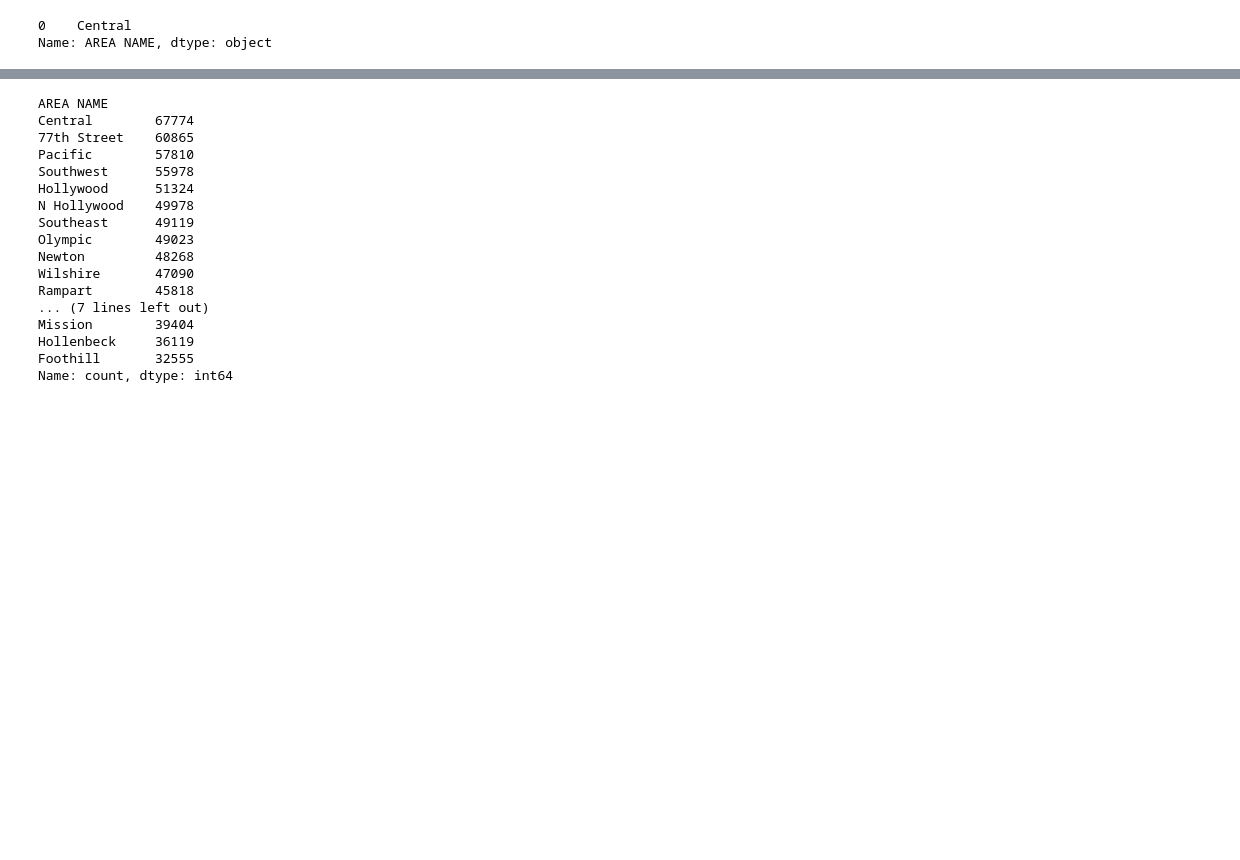
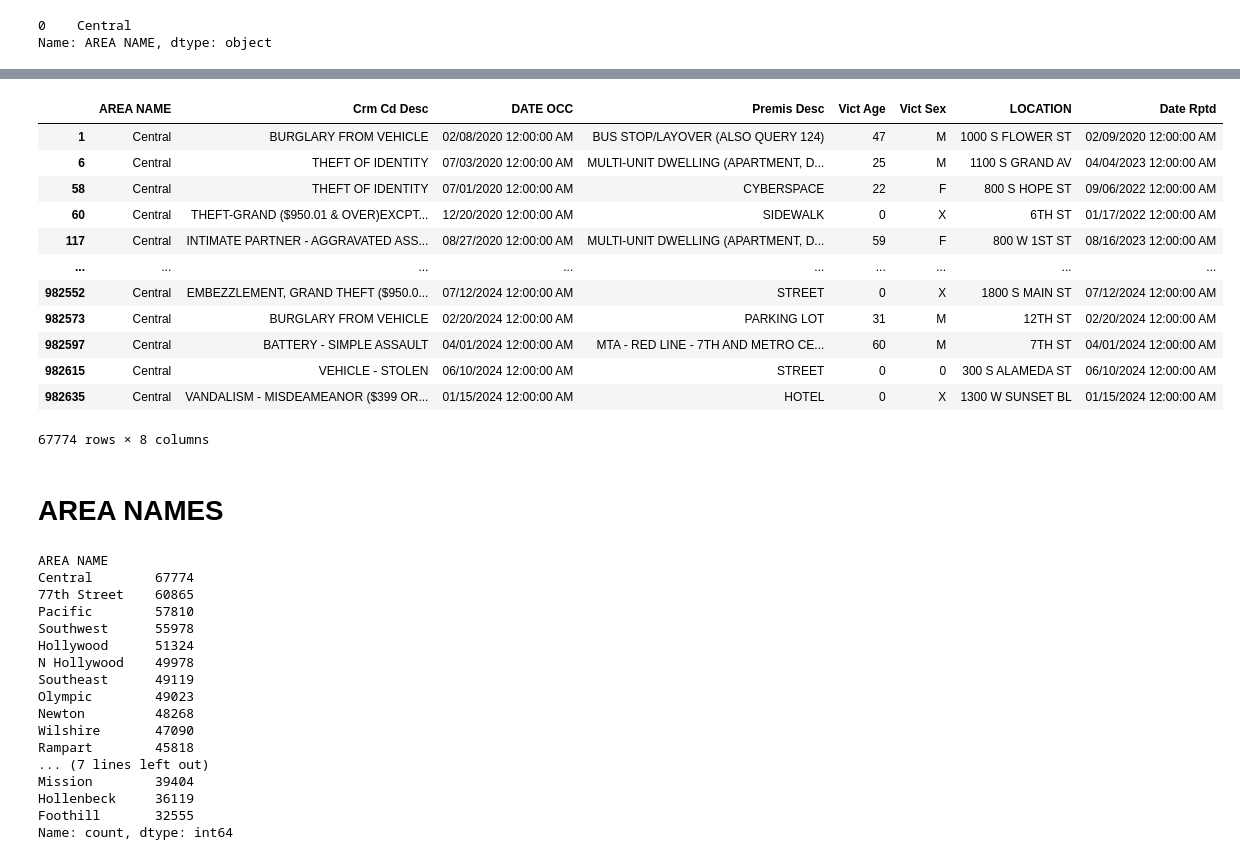
Before and after one commit to yashin777/Los-Angeles-Crime-Rate-Data-Project, a Jupyter notebook: Los Angeles Crime 2020-Present Data Analytics Project.ipynb, the cells around one changed output, grey strips where cells are left out. Saved outputs shown, nothing was run; the diff lists cells and outputs as text; code cells hidden in the pictures; blank space fills up the shorter version.

```diff
--- a/Los Angeles Crime 2020-Present Data Analytics Project.ipynb
+++ b/Los Angeles Crime 2020-Present Data Analytics Project.ipynb
@@ -163,0 +187,18 @@ Crime_result
+# %%
+# Creating DataFrame for the Area Name Centeral
+Central=Crime_result.loc[Crime_result['AREA NAME']=='Central']
+Central
+# %% [output]
+|  | AREA NAME | Crm Cd Desc | DATE OCC | Premis Desc | Vict Age | Vict Sex | LOCATION | Date Rptd |
+| 1 | Central | BURGLARY FROM VEHICLE | 02/08/2020 12:00:00 AM | BUS STOP/LAYOVER (ALSO QUERY 124) | 47 | M | 1000 S FLOWER ST | 02/09/2020 12:00:00 AM |
+| 6 | Central | THEFT OF IDENTITY | 07/03/2020 12:00:00 AM | MULTI-UNIT DWELLING (APARTMENT, D... | 25 | M | 1100 S GRAND AV | 04/04/2023 12:00:00 AM |
+| 58 | Central | THEFT OF IDENTITY | 07/01/2020 12:00:00 AM | CYBERSPACE | 22 | F | 800 S HOPE ST | 09/06/2022 12:00:00 AM |
+| 60 | Central | THEFT-GRAND ($950.01 & OVER)EXCPT... | 12/20/2020 12:00:00 AM | SIDEWALK | 0 | X | 6TH ST | 01/17/2022 12:00:00 AM |
+| 117 | Central | INTIMATE PARTNER - AGGRAVATED ASS... | 08/27/2020 12:00:00 AM | MULTI-UNIT DWELLING (APARTMENT, D... | 59 | F | 800 W 1ST ST | 08/16/2023 12:00:00 AM |
+| ... | ... | ... | ... | ... | ... | ... | ... | ... |
+| 982552 | Central | EMBEZZLEMENT, GRAND THEFT ($950.0... | 07/12/2024 12:00:00 AM | STREET | 0 | X | 1800 S MAIN ST | 07/12/2024 12:00:00 AM |
+| 982573 | Central | BURGLARY FROM VEHICLE | 02/20/2024 12:00:00 AM | PARKING LOT | 31 | M | 12TH ST | 02/20/2024 12:00:00 AM |
+| 982597 | Central | BATTERY - SIMPLE ASSAULT | 04/01/2024 12:00:00 AM | MTA - RED LINE - 7TH AND METRO CE... | 60 | M | 7TH ST | 04/01/2024 12:00:00 AM |
+| 982615 | Central | VEHICLE - STOLEN | 06/10/2024 12:00:00 AM | STREET | 0 | 0 | 300 S ALAMEDA ST | 06/10/2024 12:00:00 AM |
+| 982635 | Central | VANDALISM - MISDEAMEANOR ($399 OR... | 01/15/2024 12:00:00 AM | HOTEL | 0 | X | 1300 W SUNSET BL | 01/15/2024 12:00:00 AM |
+67774 rows × 8 columns
@@ -164,3 +207,5 @@ Crime_result
+# %% [markdown]
+# AREA NAMES
 # %%
 result=Crime_result['AREA NAME'].value_counts()
 result
```
Also changed, not shown: parts of 43 cells of this notebook.
